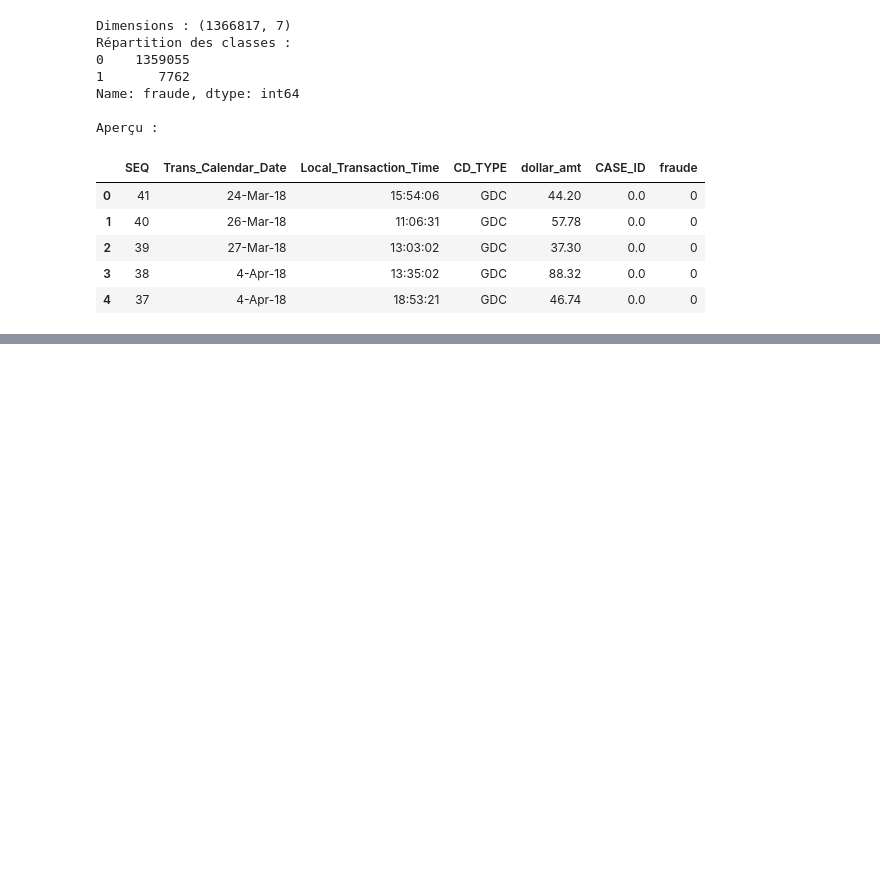
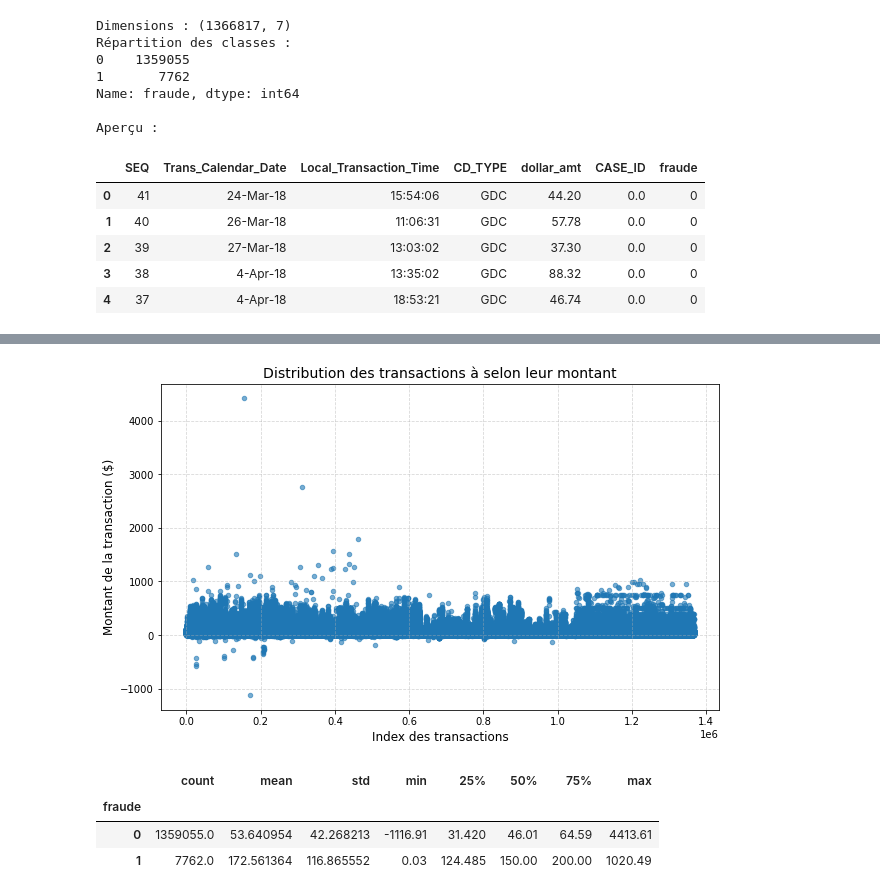
Before and after one commit to PETITLION/DUPE_Capstone_Project, a Jupyter notebook: Final_Project.ipynb, the cells around one changed output, grey strips where cells are left out. Cells and saved outputs as stored; diff of their text form; code cells hidden in the pictures; blank space fills up the shorter version.

```diff
--- a/Final_Project.ipynb
+++ b/Final_Project.ipynb
@@ -199,0 +227,24 @@ Aperçu :
+# %%
+plt.figure(figsize=(10,6))
+plt.scatter(
+    x=Data_card_complete.index,
+    y=Data_card_complete['dollar_amt'],
+    alpha=0.6,
+    s=20
+)
+
+# Mise en forme du graphique
+plt.title("Distribution des transactions à selon leur montant", fontsize=14)
+plt.xlabel("Index des transactions", fontsize=12)
+plt.ylabel("Montant de la transaction ($)", fontsize=12)
+plt.grid(True, linestyle="--", alpha=0.5)
+plt.show()
+
+# Comparaison des montants frauduleux vs non frauduleux
+Data_card_complete.groupby('fraude')['dollar_amt'].describe()
+# %% [output]
+[figure, added]
+|  | count | mean | std | min | 25% | 50% | 75% | max |
+| fraude |  |  |  |  |  |  |  |  |
+| 0 | 1359055.0 | 53.640954 | 42.268213 | -1116.91 | 31.420 | 46.01 | 64.59 | 4413.61 |
+| 1 | 7762.0 | 172.561364 | 116.865552 | 0.03 | 124.485 | 150.00 | 200.00 | 1020.49 |
```
Also changed, not shown: parts of 20 cells of this notebook.
